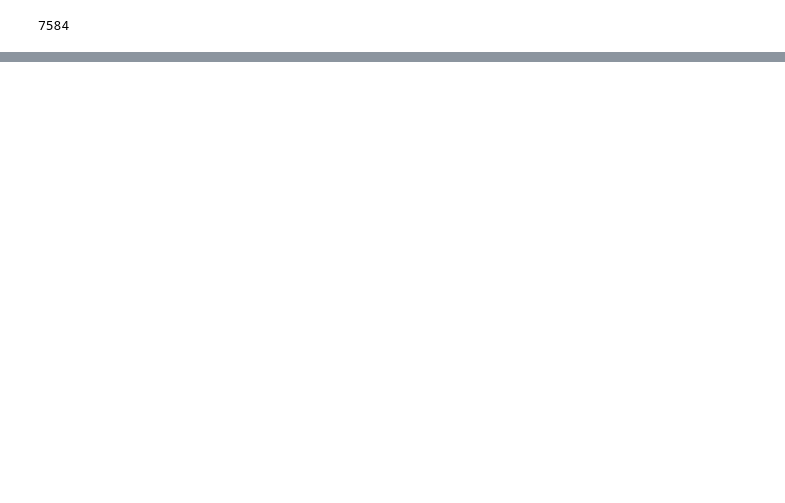
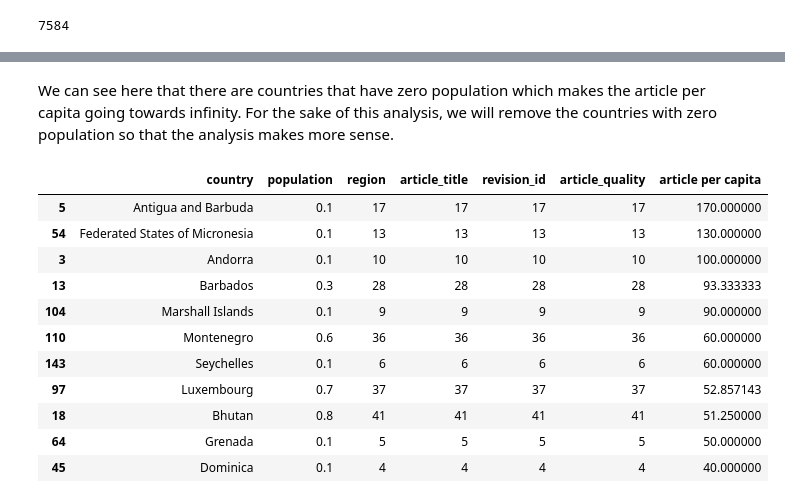
Before and after one commit to Kirsteenng/Human-Centered-Design, a Jupyter notebook: data-512-homework_2/HW2.ipynb, the cells around one changed output, grey strips where cells are left out. Cells and saved outputs as stored; diff of their text form; code cells hidden in the pictures; blank space fills up the shorter version.

```diff
--- a/data-512-homework_2/HW2.ipynb
+++ b/data-512-homework_2/HW2.ipynb
@@ -233,0 +275,20 @@ merged.to_csv('score_quality.csv')
+# %% [markdown]
+We can see here that there are countries that have zero population which makes the article per capita going towards infinity. For the sake of this analysis, we will remove the countries with
+zero population so that the analysis makes more sense.
+# %%
+group_by_total_articles = group_by_total_articles[group_by_total_articles['population'] > 0.0]
+top_10_coverage = group_by_total_articles.iloc[-11:].sort_values(by = 'article per capita', ascending = False)
+top_10_coverage
+# %% [output]
+|  | country | population | region | article_title | revision_id | article_quality | article per capita |
+| 5 | Antigua and Barbuda | 0.1 | 17 | 17 | 17 | 17 | 170.000000 |
+| 54 | Federated States of Micronesia | 0.1 | 13 | 13 | 13 | 13 | 130.000000 |
+| 3 | Andorra | 0.1 | 10 | 10 | 10 | 10 | 100.000000 |
+| 13 | Barbados | 0.3 | 28 | 28 | 28 | 28 | 93.333333 |
+| 104 | Marshall Islands | 0.1 | 9 | 9 | 9 | 9 | 90.000000 |
+| 110 | Montenegro | 0.6 | 36 | 36 | 36 | 36 | 60.000000 |
+| 143 | Seychelles | 0.1 | 6 | 6 | 6 | 6 | 60.000000 |
+| 97 | Luxembourg | 0.7 | 37 | 37 | 37 | 37 | 52.857143 |
+| 18 | Bhutan | 0.8 | 41 | 41 | 41 | 41 | 51.250000 |
+| 64 | Grenada | 0.1 | 5 | 5 | 5 | 5 | 50.000000 |
+| 45 | Dominica | 0.1 | 4 | 4 | 4 | 4 | 40.000000 |
```
Also changed, not shown: parts of 46 cells of this notebook, 2 other files.
